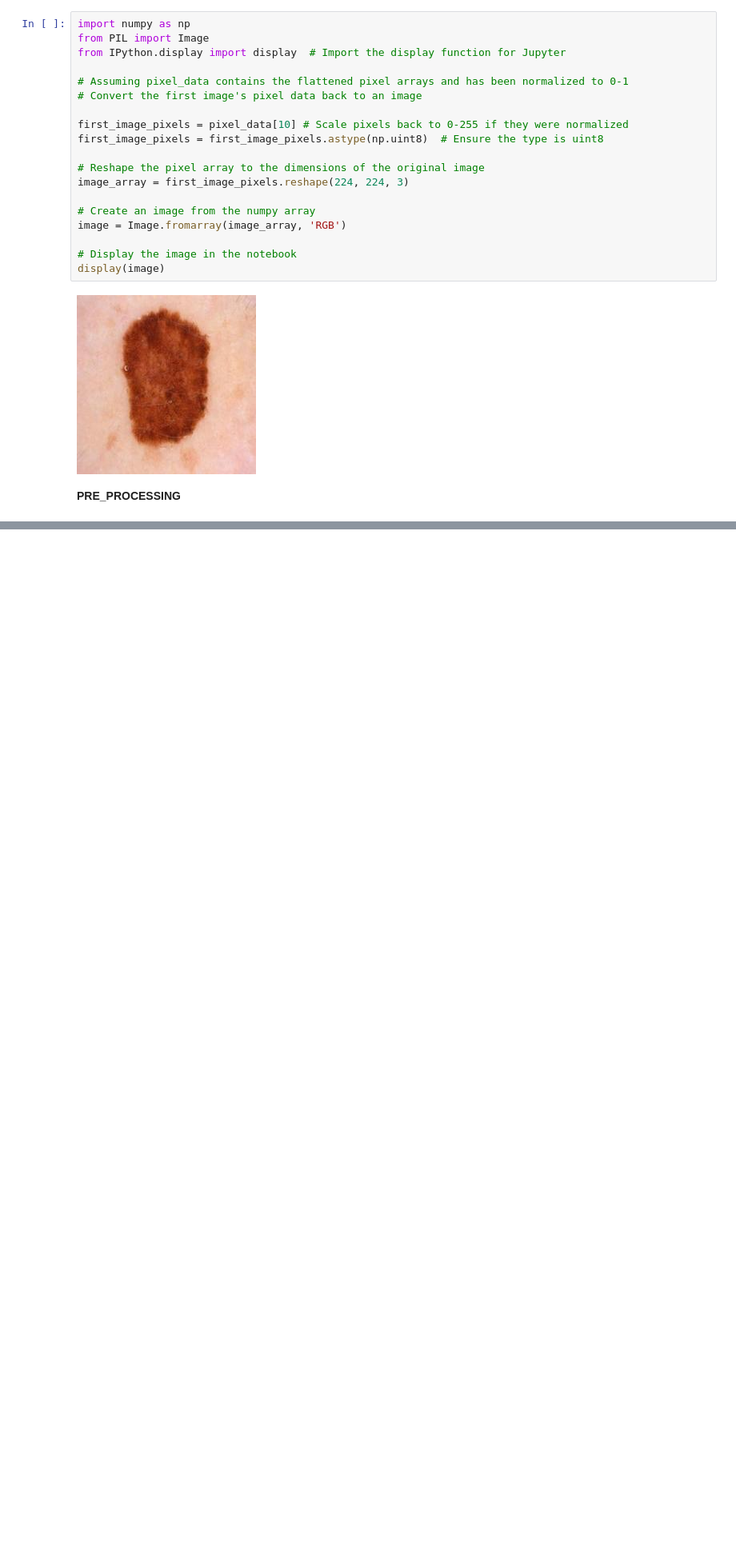
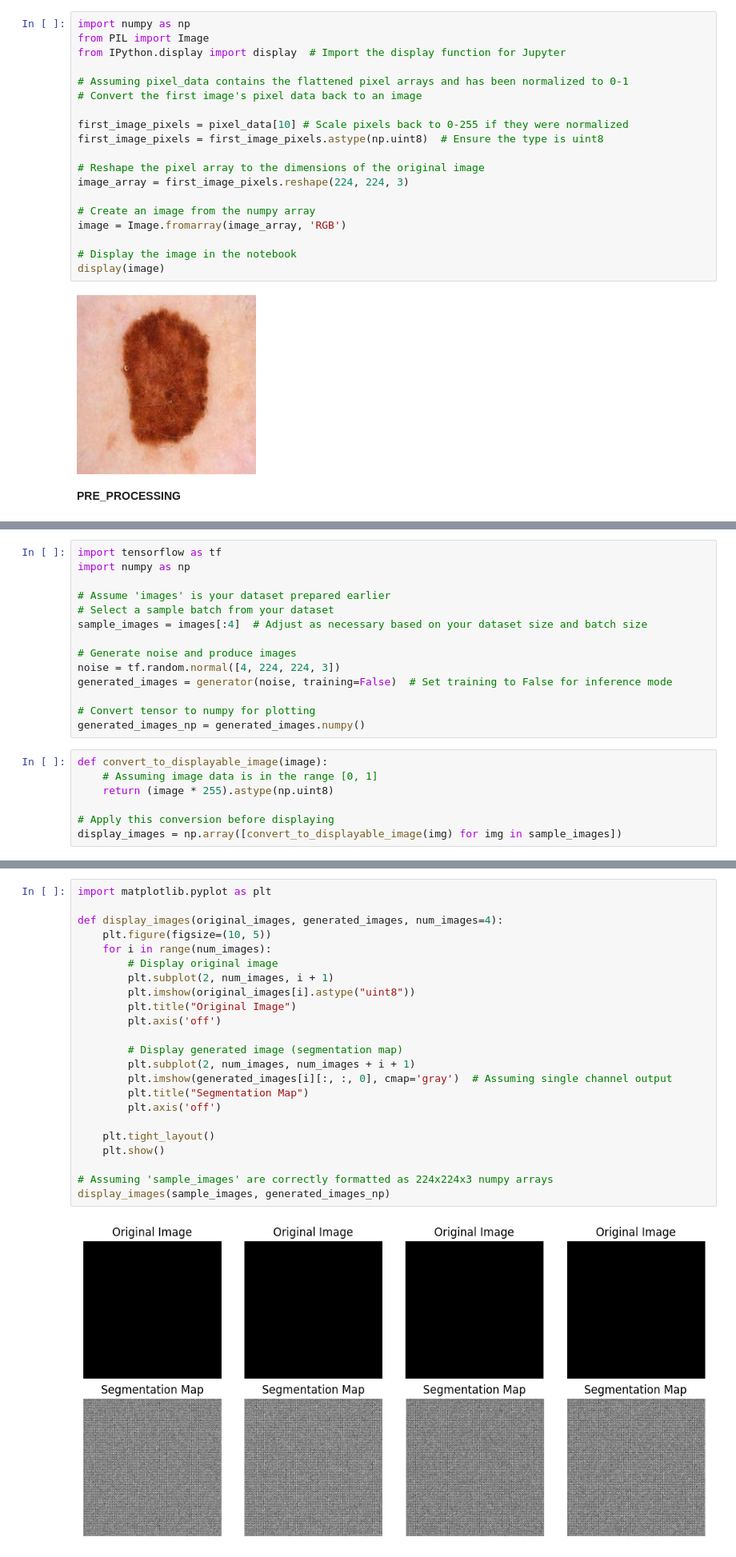
Before and after one commit to carltegner98/ML-DL-Final-Assignment, a Jupyter notebook: main.ipynb, the cells around one changed output, grey strips where cells are left out. Shown at 80% size. Cells and saved outputs as stored; diff of their text form; blank space fills up the shorter version.

Commit message:
updateing
tried gan for segmentation, didnt work

```diff
--- a/main.ipynb
+++ b/main.ipynb
@@ -96,0 +228,21 @@ display(image)
+# %%
+import tensorflow as tf
+import numpy as np
+
+# Assume 'images' is your dataset prepared earlier
+# Select a sample batch from your dataset
+sample_images = images[:4]  # Adjust as necessary based on your dataset size and batch size
+
+# Generate noise and produce images
+noise = tf.random.normal([4, 224, 224, 3])
+generated_images = generator(noise, training=False)  # Set training to False for inference mode
+
+# Convert tensor to numpy for plotting
+generated_images_np = generated_images.numpy()
+# %%
+def convert_to_displayable_image(image):
+    # Assuming image data is in the range [0, 1]
+    return (image * 255).astype(np.uint8)
+
+# Apply this conversion before displaying
+display_images = np.array([convert_to_displayable_image(img) for img in sample_images])
@@ -96,0 +253,25 @@ display(image)
+# %%
+import matplotlib.pyplot as plt
+
+def display_images(original_images, generated_images, num_images=4):
+    plt.figure(figsize=(10, 5))
+    for i in range(num_images):
+        # Display original image
+        plt.subplot(2, num_images, i + 1)
+        plt.imshow(original_images[i].astype("uint8"))
+        plt.title("Original Image")
+        plt.axis('off')
+
+        # Display generated image (segmentation map)
+        plt.subplot(2, num_images, num_images + i + 1)
+        plt.imshow(generated_images[i][:, :, 0], cmap='gray')  # Assuming single channel output
+        plt.title("Segmentation Map")
+        plt.axis('off')
+
+    plt.tight_layout()
+    plt.show()
+
+# Assuming 'sample_images' are correctly formatted as 224x224x3 numpy arrays
+display_images(sample_images, generated_images_np)
+# %% [output]
+[figure, added]
```
Also changed, not shown: parts of 12 cells of this notebook.
